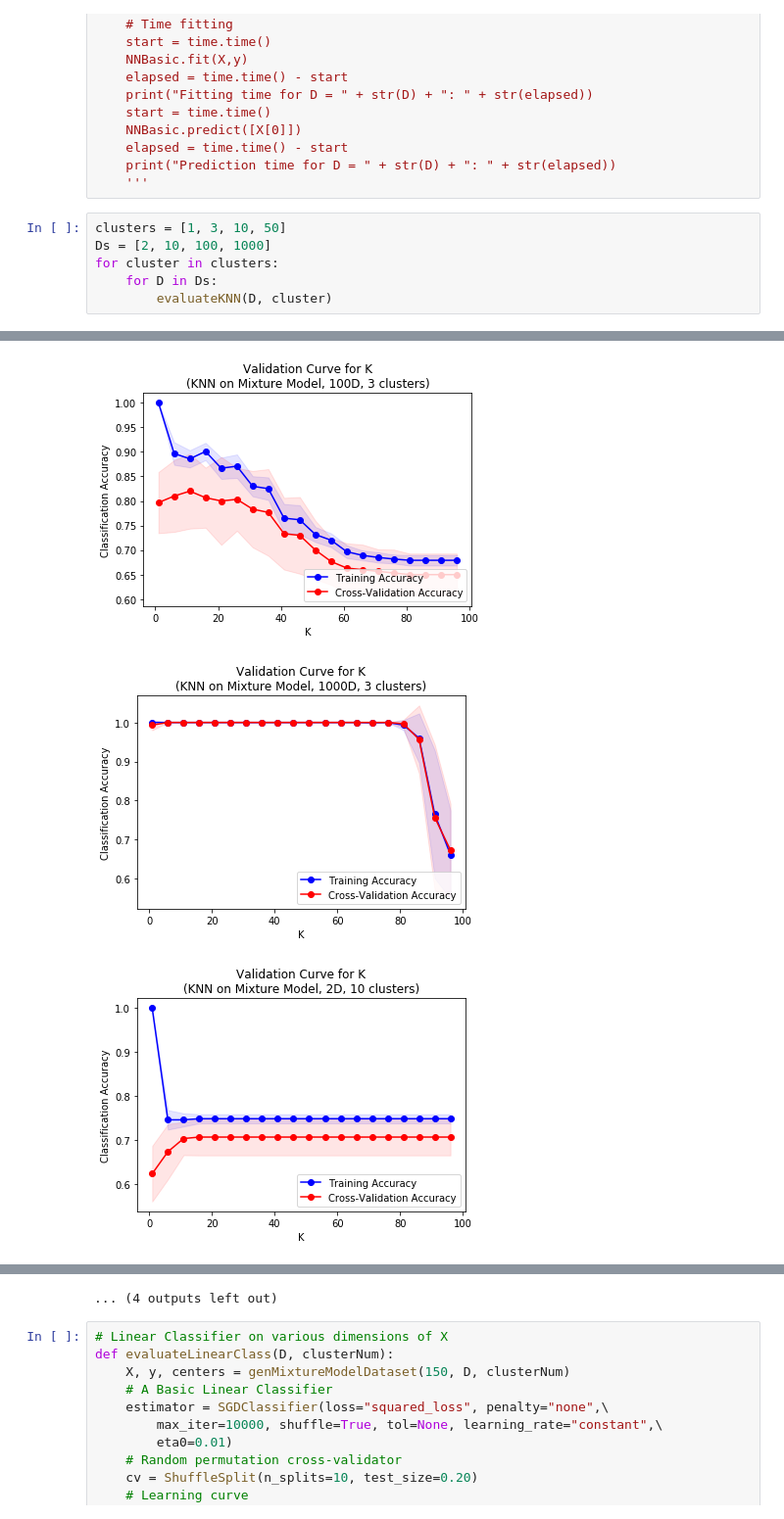
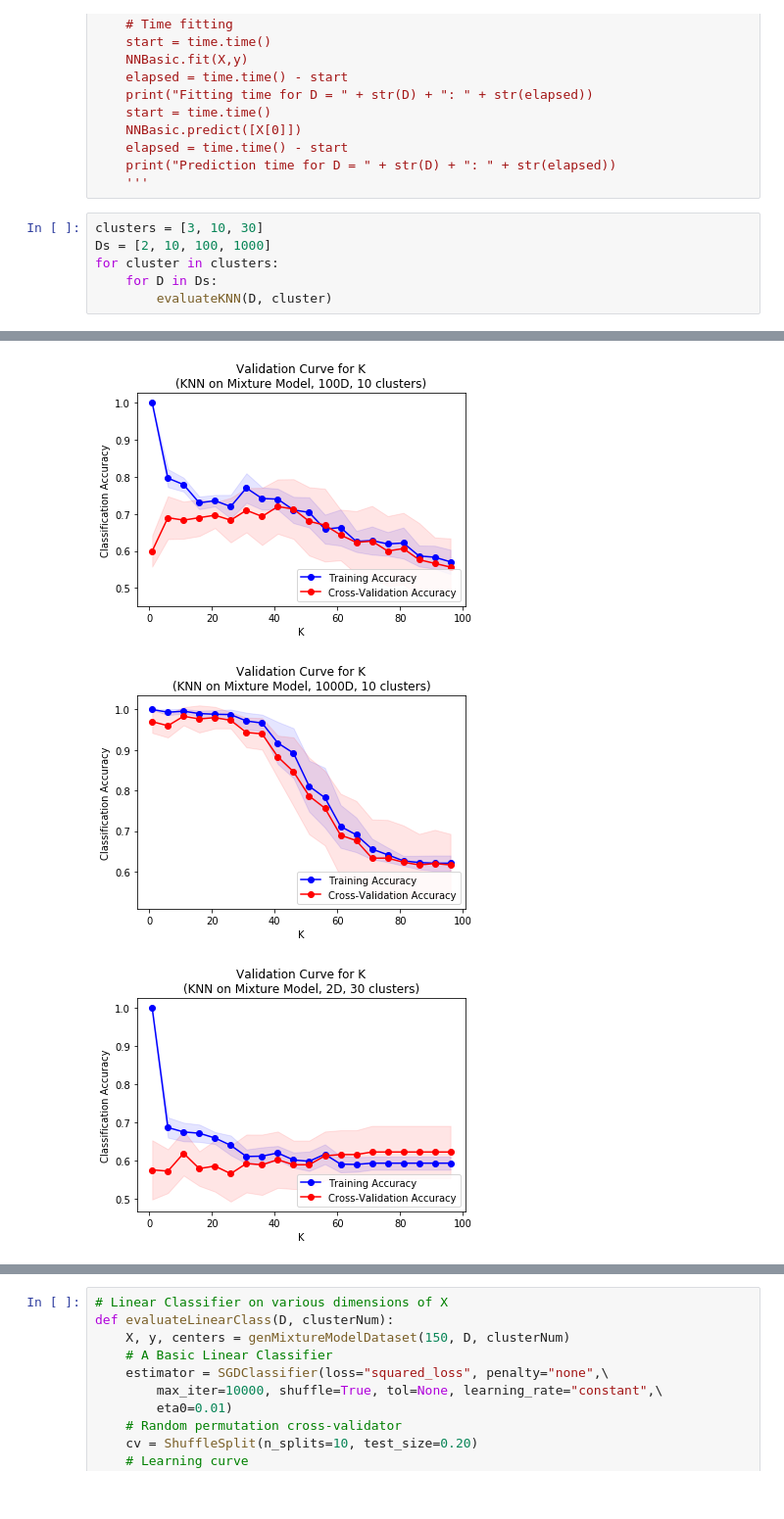
Before and after one commit to ycheng14799/MLProgrammingAssignmentWeek3, a Jupyter notebook: GaussianMixtureModelDataset.ipynb, the cells around one changed output, grey strips where cells are left out. Shown at 98% size. Drawn from its saved outputs; the diff is of its cells as text.

```diff
--- a/GaussianMixtureModelDataset.ipynb
+++ b/GaussianMixtureModelDataset.ipynb
@@ -105,7 +105,7 @@ def evaluateKNN(D, clusterNum):
     print("Prediction time for D = " + str(D) + ": " + str(elapsed))
     '''
 # %%
-clusters = [1, 3, 10, 50]
+clusters = [3, 10, 30]
 Ds = [2, 10, 100, 1000]
 for cluster in clusters:
     for D in Ds:
@@ -120,3 +120,3 @@ for cluster in clusters:
-[figure, old version]
+[figure, new version]
-[figure, old version]
+[figure, new version]
-[figure, old version]
+[figure, new version]
@@ -126,4 +126,3 @@ for cluster in clusters:
-... (4 outputs left out)
 # %%
 # Linear Classifier on various dimensions of X
 def evaluateLinearClass(D, clusterNum):
```
Also changed, not shown: parts of 3 cells of this notebook, 3 other files.
